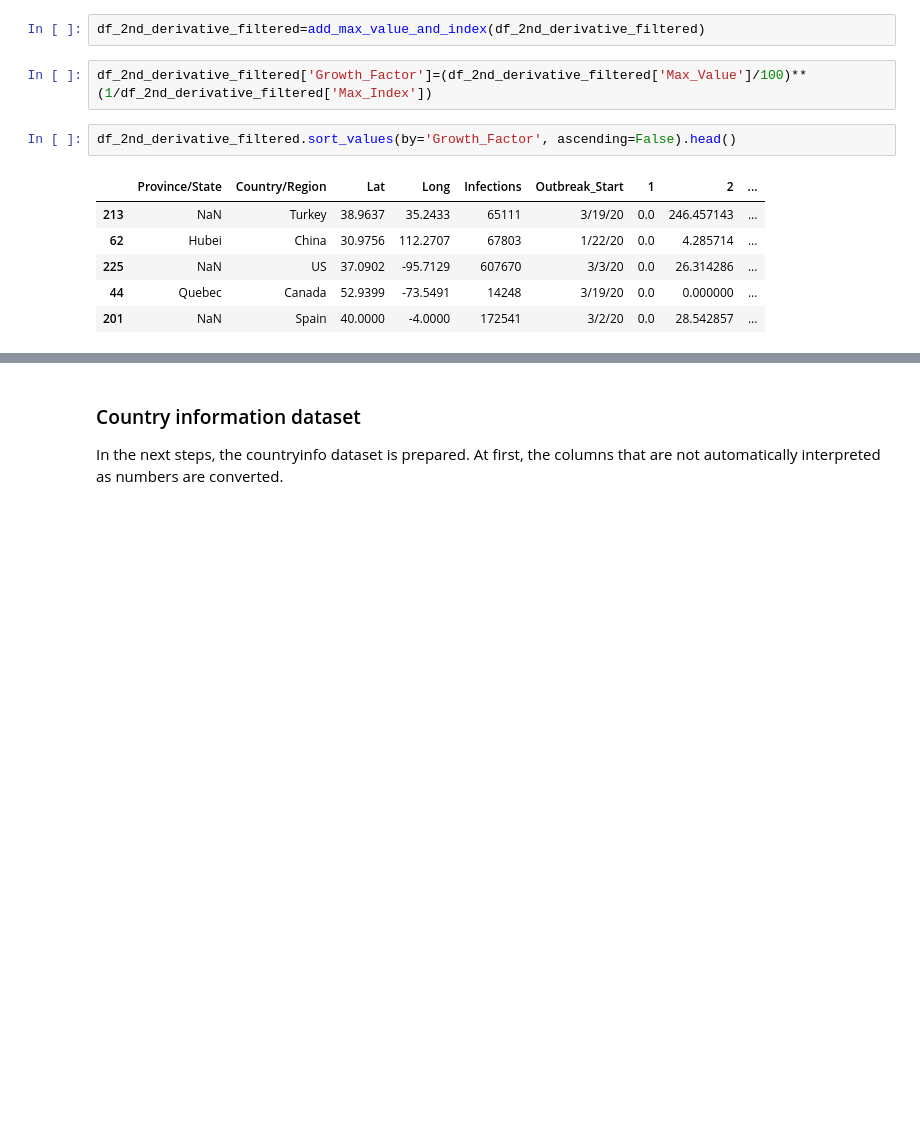
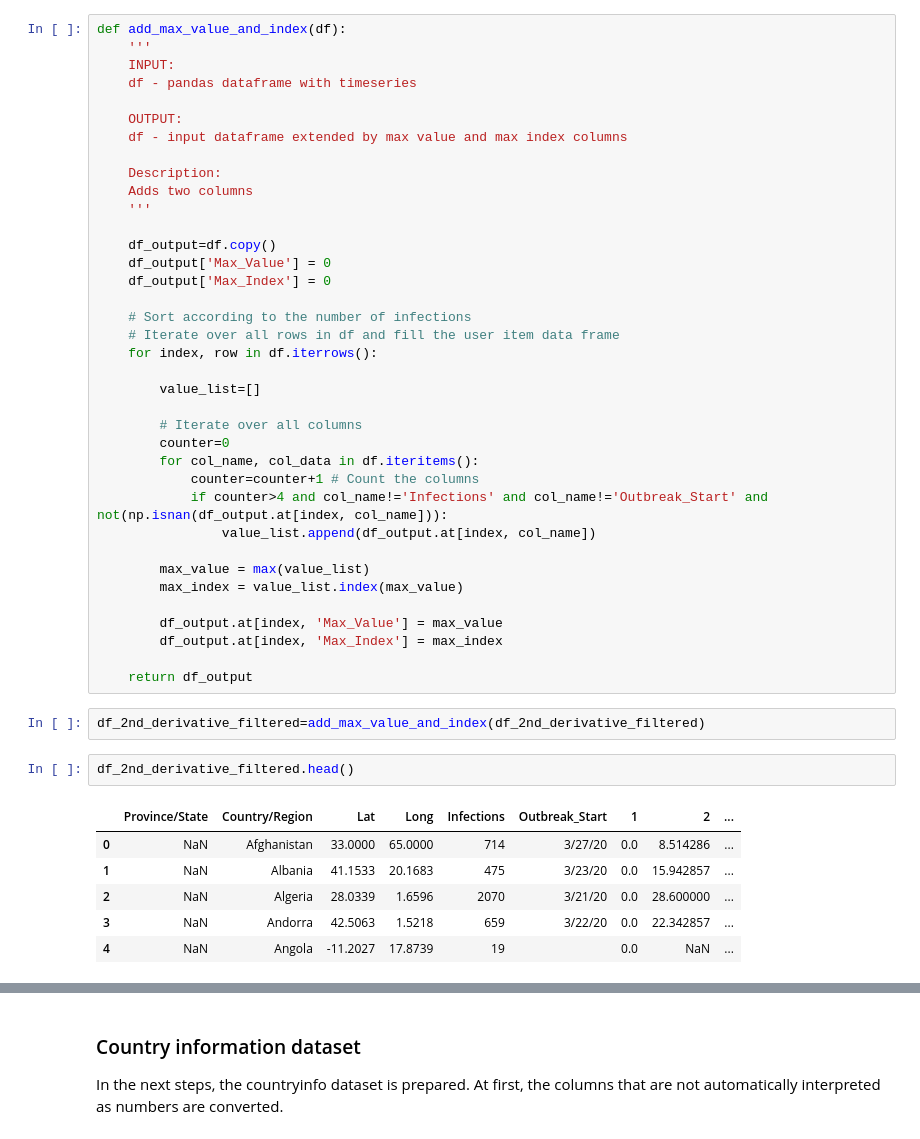
Before and after one commit to MiRoDS/DataScience_Project4, a Jupyter notebook: CapstoneProject.ipynb, the cells around one changed output, grey strips where cells are left out. Drawn from its saved outputs; the diff is of its cells as text; blank space fills up the shorter version.

```diff
--- a/CapstoneProject.ipynb
+++ b/CapstoneProject.ipynb
@@ -573,13 +527,48 @@ visualize_timeseries(sort_according_to_number_of_infections(df_2nd_derivative_fi
+# %%
+def add_max_value_and_index(df):
+    '''
+    INPUT:
+    df - pandas dataframe with timeseries
+
+    OUTPUT:
+    df - input dataframe extended by max value and max index columns
+
+    Description:
+    Adds two columns
+    '''
+
+    df_output=df.copy()
+    df_output['Max_Value'] = 0
+    df_output['Max_Index'] = 0
+
+    # Sort according to the number of infections
+    # Iterate over all rows in df and fill the user item data frame
+    for index, row in df.iterrows():
+
+        value_list=[]
+
+        # Iterate over all columns
+        counter=0
+        for col_name, col_data in df.iteritems():
+            counter=counter+1 # Count the columns
+            if counter>4 and col_name!='Infections' and col_name!='Outbreak_Start' and not(np.isnan(df_output.at[index, col_name])):
+                value_list.append(df_output.at[index, col_name])
+
+        max_value = max(value_list)
+        max_index = value_list.index(max_value)
+
+        df_output.at[index, 'Max_Value'] = max_value
+        df_output.at[index, 'Max_Index'] = max_index
+
+    return df_output
 # %%
 df_2nd_derivative_filtered=add_max_value_and_index(df_2nd_derivative_filtered)
-# %%
-df_2nd_derivative_filtered['Growth_Factor']=(df_2nd_derivative_filtered['Max_Value']/100)**(1/df_2nd_derivative_filtered['Max_Index'])
-# %%
-df_2nd_derivative_filtered.sort_values(by='Growth_Factor', ascending=False).head()
-# %% [output]
-|  | Province/State | Country/Region | Lat | Long | Infections | Outbreak_Start | 1 | 2 | ... |
-| 213 | NaN | Turkey | 38.9637 | 35.2433 | 65111 | 3/19/20 | 0.0 | 246.457143 | ... |
-| 62 | Hubei | China | 30.9756 | 112.2707 | 67803 | 1/22/20 | 0.0 | 4.285714 | ... |
-| 225 | NaN | US | 37.0902 | -95.7129 | 607670 | 3/3/20 | 0.0 | 26.314286 | ... |
-| 44 | Quebec | Canada | 52.9399 | -73.5491 | 14248 | 3/19/20 | 0.0 | 0.000000 | ... |
-| 201 | NaN | Spain | 40.0000 | -4.0000 | 172541 | 3/2/20 | 0.0 | 28.542857 | ... |
+# %%
+df_2nd_derivative_filtered.head()
+# %% [output]
+|  | Province/State | Country/Region | Lat | Long | Infections | Outbreak_Start | 1 | 2 | ... |
+| 0 | NaN | Afghanistan | 33.0000 | 65.0000 | 714 | 3/27/20 | 0.0 | 8.514286 | ... |
+| 1 | NaN | Albania | 41.1533 | 20.1683 | 475 | 3/23/20 | 0.0 | 15.942857 | ... |
+| 2 | NaN | Algeria | 28.0339 | 1.6596 | 2070 | 3/21/20 | 0.0 | 28.600000 | ... |
+| 3 | NaN | Andorra | 42.5063 | 1.5218 | 659 | 3/22/20 | 0.0 | 22.342857 | ... |
+| 4 | NaN | Angola | -11.2027 | 17.8739 | 19 |  | 0.0 | NaN | ... |
```
Also changed, not shown: parts of 22 cells of this notebook.
